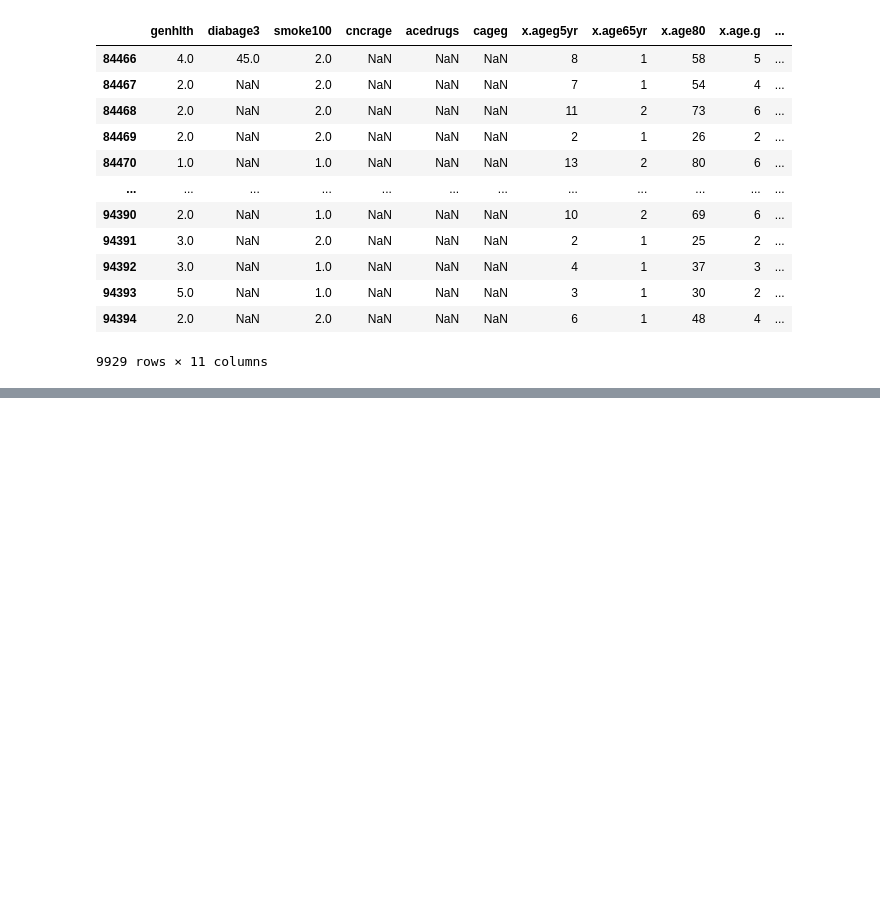
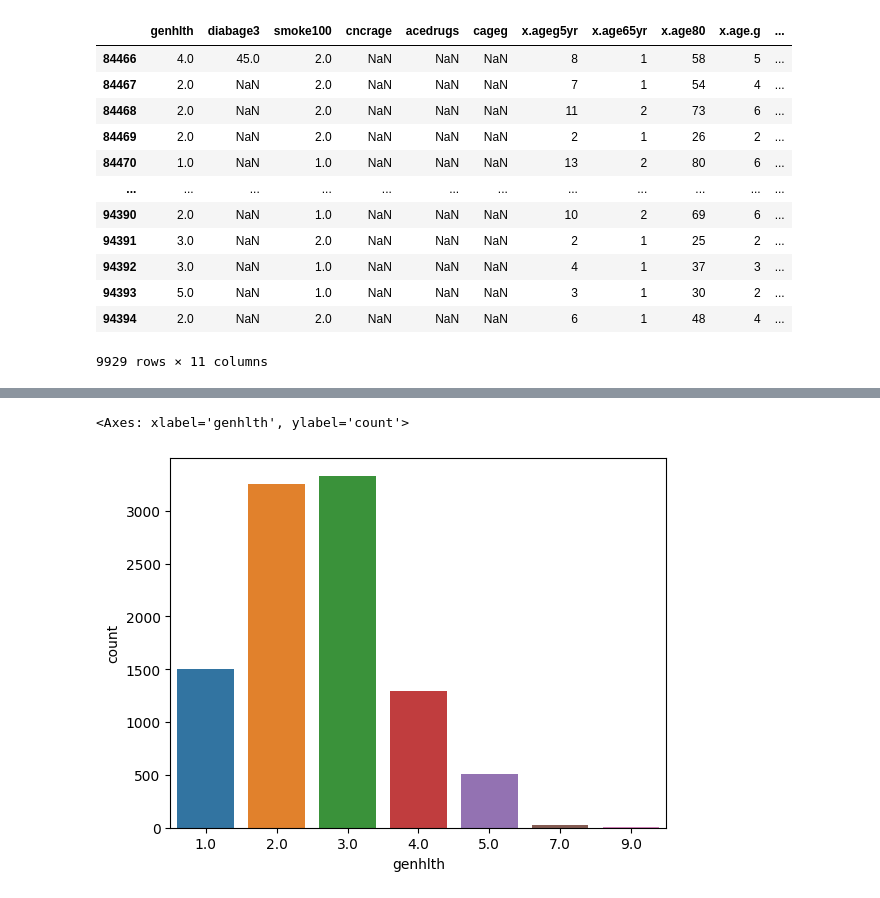
Before and after one commit to iam-neelesh8/BRFSS_Analysis, a Jupyter notebook: notebooks/BRFSS_EDA.ipynb, the cells around one changed output, grey strips where cells are left out. Drawn from its saved outputs; the diff is of its cells as text; code cells hidden in the pictures; blank space fills up the shorter version.

```diff
--- a/notebooks/BRFSS_EDA.ipynb
+++ b/notebooks/BRFSS_EDA.ipynb
@@ -131,0 +119,3 @@ dtype: int64
+# %%
+df_Indiana_Health = df_Indiana_Health.drop(df_Indiana_Health.columns[df_Indiana_Health.isnull().mean() > 0.7 ],axis=1)
+df_Indiana_Health
@@ -131,0 +147,5 @@ dtype: int64
+# %%
+sns.countplot(df_Indiana_Health, x="genhlth")
+# %% [output]
+<Axes: xlabel='genhlth', ylabel='count'>
+[figure, added]
```
Also changed, not shown: parts of 5 cells of this notebook.
